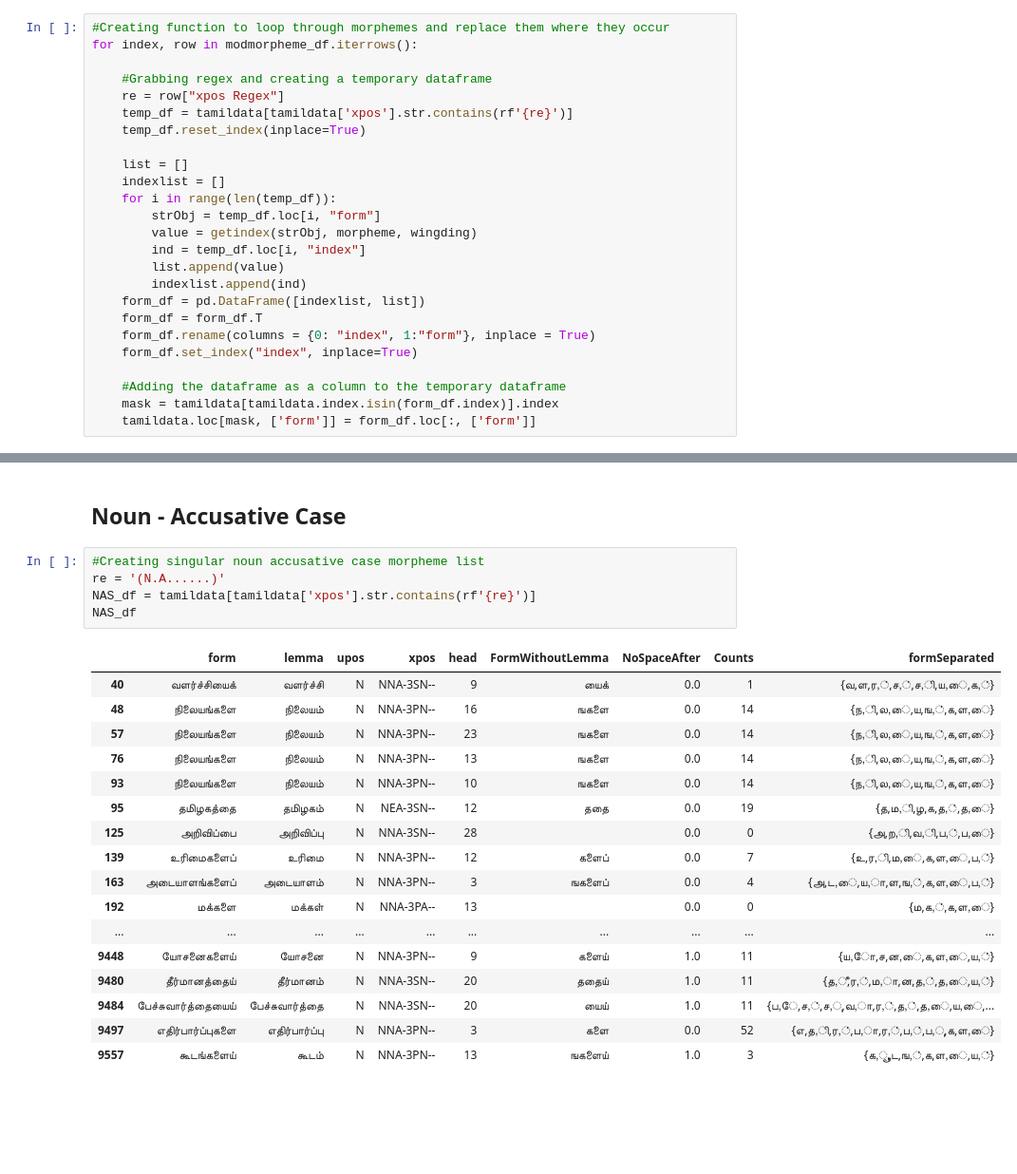
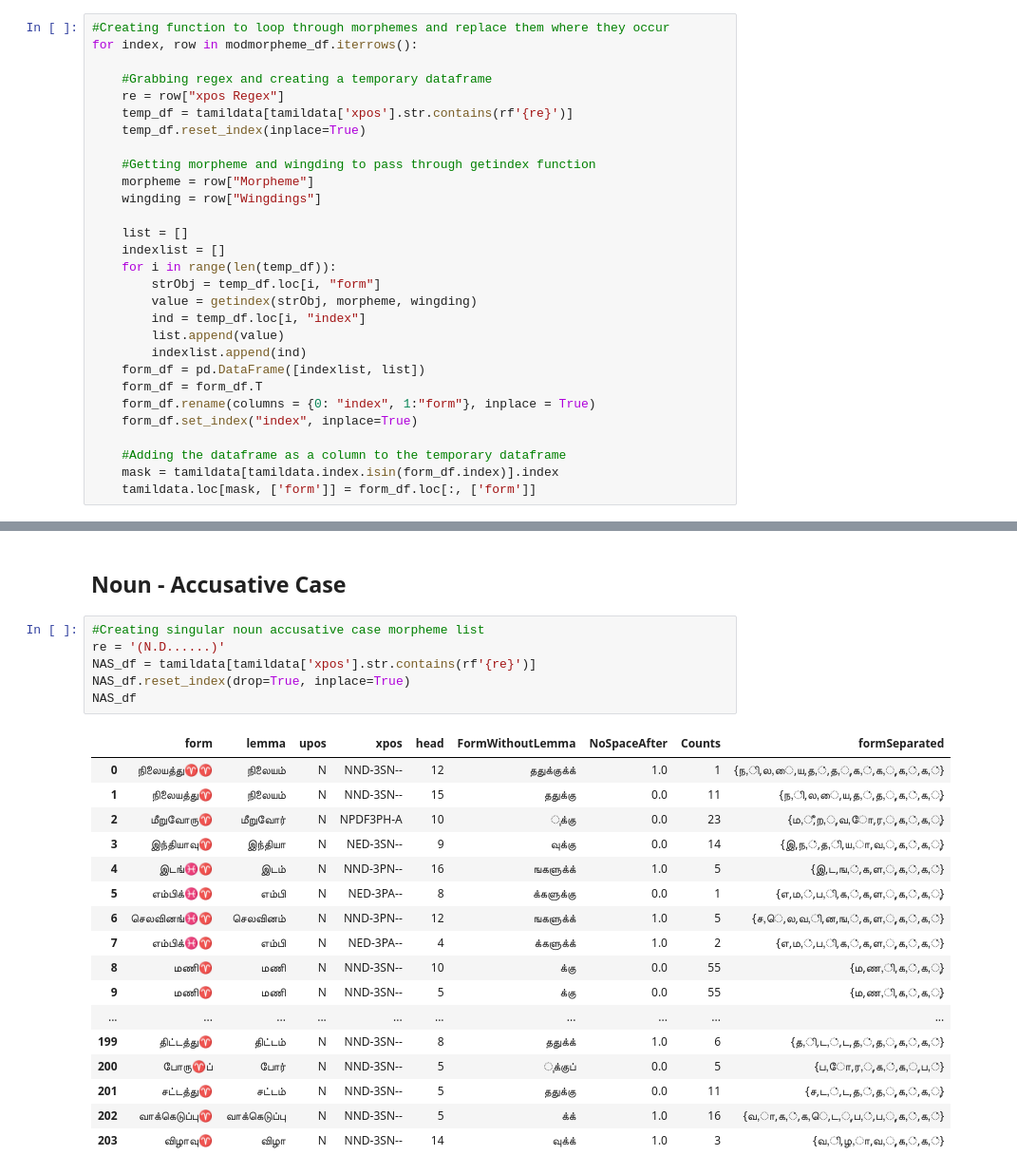
Before and after one commit to Kee2u/Deciphering_the_Indus_Valley_Script, a Jupyter notebook: convertmorphemes.ipynb, the cells around one changed output, grey strips where cells are left out. Shown at 95% size. Saved outputs shown, nothing was run; the diff lists cells and outputs as text; blank space fills up the shorter version.

Commit message:
Finished the function that loops through dataframe and segments converts morphemes to symbols

```diff
--- a/convertmorphemes.ipynb
+++ b/convertmorphemes.ipynb
@@ -185,6 +185,10 @@ for index, row in modmorpheme_df.iterrows():
     re = row["xpos Regex"]
     temp_df = tamildata[tamildata['xpos'].str.contains(rf'{re}')]
     temp_df.reset_index(inplace=True)
+
+    #Getting morpheme and wingding to pass through getindex function
+    morpheme = row["Morpheme"]
+    wingding = row["Wingdings"]
 
     list = []
     indexlist = []
@@ -208,24 +212,25 @@ for index, row in modmorpheme_df.iterrows():
 ## Noun - Accusative Case
 # %%
 #Creating singular noun accusative case morpheme list
-re = '(N.A......)'
+re = '(N.D......)'
 NAS_df = tamildata[tamildata['xpos'].str.contains(rf'{re}')]
+NAS_df.reset_index(drop=True, inplace=True)
 NAS_df
 # %% [output]
 |  | form | lemma | upos | xpos | head | FormWithoutLemma | NoSpaceAfter | Counts | formSeparated |
-| 40 | வளர்ச்சியைக் | வளர்ச்சி | N | NNA-3SN-- | 9 | யைக் | 0.0 | 1 | {வ,ள,ர,்,ச,்,ச,ி,ய,ை,க,்} |
-| 48 | நிலையங்களை | நிலையம் | N | NNA-3PN-- | 16 | ஙகளை | 0.0 | 14 | {ந,ி,ல,ை,ய,ங,்,க,ள,ை} |
-| 57 | நிலையங்களை | நிலையம் | N | NNA-3PN-- | 23 | ஙகளை | 0.0 | 14 | {ந,ி,ல,ை,ய,ங,்,க,ள,ை} |
-| 76 | நிலையங்களை | நிலையம் | N | NNA-3PN-- | 13 | ஙகளை | 0.0 | 14 | {ந,ி,ல,ை,ய,ங,்,க,ள,ை} |
-| 93 | நிலையங்களை | நிலையம் | N | NNA-3PN-- | 10 | ஙகளை | 0.0 | 14 | {ந,ி,ல,ை,ய,ங,்,க,ள,ை} |
-| 95 | தமிழகத்தை | தமிழகம் | N | NEA-3SN-- | 12 | ததை | 0.0 | 19 | {த,ம,ி,ழ,க,த,்,த,ை} |
-| 125 | அறிவிப்பை | அறிவிப்பு | N | NNA-3SN-- | 28 |  | 0.0 | 0 | {அ,ற,ி,வ,ி,ப,்,ப,ை} |
-| 139 | உரிமைகளைப் | உரிமை | N | NNA-3PN-- | 12 | களைப் | 0.0 | 7 | {உ,ர,ி,ம,ை,க,ள,ை,ப,்} |
-| 163 | அடையாளங்களைப் | அடையாளம் | N | NNA-3PN-- | 3 | ஙகளைப் | 0.0 | 4 | {அ,ட,ை,ய,ா,ள,ங,்,க,ள,ை,ப,்} |
-| 192 | மக்களை | மக்கள் | N | NNA-3PA-- | 13 |  | 0.0 | 0 | {ம,க,்,க,ள,ை} |
+| 0 | நிலையத்து♈♈ | நிலையம் | N | NND-3SN-- | 12 | ததுக்குக்க் | 1.0 | 1 | {ந,ி,ல,ை,ய,த,்,த,ு,க,்,க,ு,க,்,க,்} |
+| 1 | நிலையத்து♈ | நிலையம் | N | NND-3SN-- | 15 | ததுக்கு | 0.0 | 11 | {ந,ி,ல,ை,ய,த,்,த,ு,க,்,க,ு} |
+| 2 | மீறுவோரு♈ | மீறுவோர் | N | NPDF3PH-A | 10 | ுக்கு | 0.0 | 23 | {ம,ீ,ற,ு,வ,ோ,ர,ு,க,்,க,ு} |
+| 3 | இந்தியாவு♈ | இந்தியா | N | NED-3SN-- | 9 | வுக்கு | 0.0 | 14 | {இ,ந,்,த,ி,ய,ா,வ,ு,க,்,க,ு} |
+| 4 | இடங்♓♈ | இடம் | N | NND-3PN-- | 16 | ஙகளுக்க் | 1.0 | 5 | {இ,ட,ங,்,க,ள,ு,க,்,க,்} |
+| 5 | எம்பிக்♓♈ | எம்பி | N | NED-3PA-- | 8 | க்களுக்கு | 0.0 | 1 | {எ,ம,்,ப,ி,க,்,க,ள,ு,க,்,க,ு} |
+| 6 | செலவினங்♓♈ | செலவினம் | N | NND-3PN-- | 12 | ஙகளுக்க் | 1.0 | 5 | {ச,ெ,ல,வ,ி,ன,ங,்,க,ள,ு,க,்,க,்} |
+| 7 | எம்பிக்♓♈ | எம்பி | N | NED-3PA-- | 4 | க்களுக்க் | 1.0 | 2 | {எ,ம,்,ப,ி,க,்,க,ள,ு,க,்,க,்} |
+| 8 | மணி♈ | மணி | N | NND-3SN-- | 10 | க்கு | 0.0 | 55 | {ம,ண,ி,க,்,க,ு} |
+| 9 | மணி♈ | மணி | N | NND-3SN-- | 5 | க்கு | 0.0 | 55 | {ம,ண,ி,க,்,க,ு} |
 | ... | ... | ... | ... | ... | ... | ... | ... | ... | ... |
-| 9448 | யோசனைகளைய் | யோசனை | N | NNA-3PN-- | 9 | களைய் | 1.0 | 11 | {ய,ோ,ச,ன,ை,க,ள,ை,ய,்} |
-| 9480 | தீர்மானத்தைய் | தீர்மானம் | N | NNA-3SN-- | 20 | ததைய் | 1.0 | 11 | {த,ீ,ர,்,ம,ா,ன,த,்,த,ை,ய,்} |
-| 9484 | பேச்சுவார்த்தையைய் | பேச்சுவார்த்தை | N | NNA-3SN-- | 20 | யைய் | 1.0 | 11 | {ப,ே,ச,்,ச,ு,வ,ா,ர,்,த,்,த,ை,ய,ை,... |
-| 9497 | எதிர்பார்ப்புகளை | எதிர்பார்ப்பு | N | NNA-3PN-- | 3 | களை | 0.0 | 52 | {எ,த,ி,ர,்,ப,ா,ர,்,ப,்,ப,ு,க,ள,ை} |
-| 9557 | கூடங்களைய் | கூடம் | N | NNA-3PN-- | 13 | ஙகளைய் | 1.0 | 3 | {க,ூ,ட,ங,்,க,ள,ை,ய,்} |
+| 199 | திட்டத்து♈ | திட்டம் | N | NND-3SN-- | 8 | ததுக்க் | 1.0 | 6 | {த,ி,ட,்,ட,த,்,த,ு,க,்,க,்} |
+| 200 | போரு♈ப் | போர் | N | NND-3SN-- | 5 | ுக்குப் | 0.0 | 5 | {ப,ோ,ர,ு,க,்,க,ு,ப,்} |
+| 201 | சட்டத்து♈ | சட்டம் | N | NND-3SN-- | 5 | ததுக்கு | 0.0 | 11 | {ச,ட,்,ட,த,்,த,ு,க,்,க,ு} |
+| 202 | வாக்கெடுப்பு♈ | வாக்கெடுப்பு | N | NND-3SN-- | 5 | க்க் | 1.0 | 16 | {வ,ா,க,்,க,ெ,ட,ு,ப,்,ப,ு,க,்,க,்} |
+| 203 | விழாவு♈ | விழா | N | NND-3SN-- | 14 | வுக்க் | 1.0 | 3 | {வ,ி,ழ,ா,வ,ு,க,்,க,்} |
```
